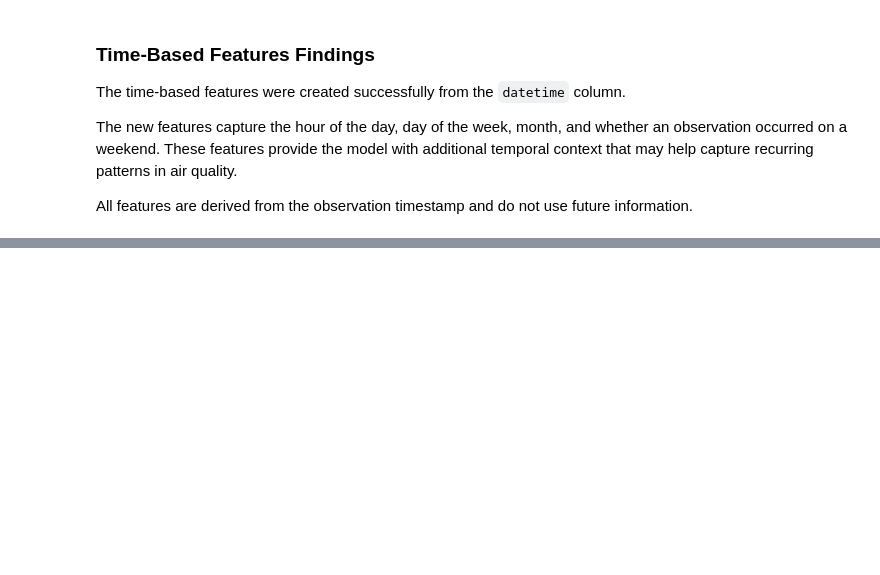
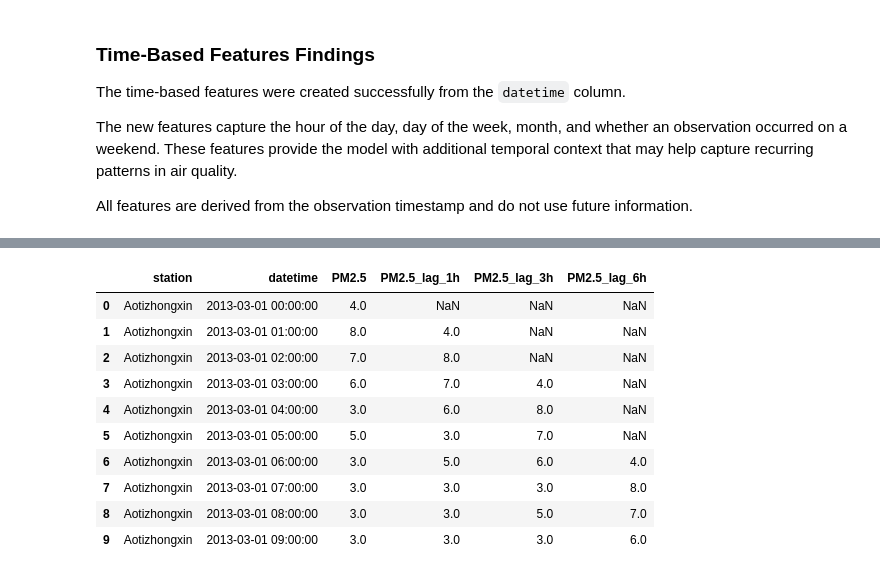
Before and after one commit to saraalwadia/airshift, a Jupyter notebook: notebooks/03_feature_engineering.ipynb, the cells around one changed output, grey strips where cells are left out. Cells and saved outputs as stored; diff of their text form; code cells hidden in the pictures; blank space fills up the shorter version.

```diff
--- a/notebooks/03_feature_engineering.ipynb
+++ b/notebooks/03_feature_engineering.ipynb
@@ -187,0 +207,31 @@ All features are derived from the observation timestamp and do not use future in
+# %%
+pollutant_columns = [
+    "PM2.5",
+    "PM10",
+    "SO2",
+    "NO2",
+    "CO",
+    "O3"
+]
+
+lag_hours = [1, 3, 6]
+
+for column in pollutant_columns:
+    for lag in lag_hours:
+        df[f"{column}_lag_{lag}h"] = (
+            df.groupby("station")[column]
+              .shift(lag)
+        )
+
+print("Lag features created successfully.")
+
+lag_columns = [
+    column
+    for column in df.columns
+    if "_lag_" in column
+]
+
+print("\nLag features:")
+print(lag_columns)
+
+print("\nNumber of lag features:", len(lag_columns))
@@ -187,0 +253,23 @@ All features are derived from the observation timestamp and do not use future in
+# %%
+df[
+    [
+        "station",
+        "datetime",
+        "PM2.5",
+        "PM2.5_lag_1h",
+        "PM2.5_lag_3h",
+        "PM2.5_lag_6h"
+    ]
+].head(10)
+# %% [output]
+|  | station | datetime | PM2.5 | PM2.5_lag_1h | PM2.5_lag_3h | PM2.5_lag_6h |
+| 0 | Aotizhongxin | 2013-03-01 00:00:00 | 4.0 | NaN | NaN | NaN |
+| 1 | Aotizhongxin | 2013-03-01 01:00:00 | 8.0 | 4.0 | NaN | NaN |
+| 2 | Aotizhongxin | 2013-03-01 02:00:00 | 7.0 | 8.0 | NaN | NaN |
+| 3 | Aotizhongxin | 2013-03-01 03:00:00 | 6.0 | 7.0 | 4.0 | NaN |
+| 4 | Aotizhongxin | 2013-03-01 04:00:00 | 3.0 | 6.0 | 8.0 | NaN |
+| 5 | Aotizhongxin | 2013-03-01 05:00:00 | 5.0 | 3.0 | 7.0 | NaN |
+| 6 | Aotizhongxin | 2013-03-01 06:00:00 | 3.0 | 5.0 | 6.0 | 4.0 |
+| 7 | Aotizhongxin | 2013-03-01 07:00:00 | 3.0 | 3.0 | 3.0 | 8.0 |
+| 8 | Aotizhongxin | 2013-03-01 08:00:00 | 3.0 | 3.0 | 5.0 | 7.0 |
+| 9 | Aotizhongxin | 2013-03-01 09:00:00 | 3.0 | 3.0 | 3.0 | 6.0 |
```
Also changed, not shown: parts of 5 cells of this notebook.
